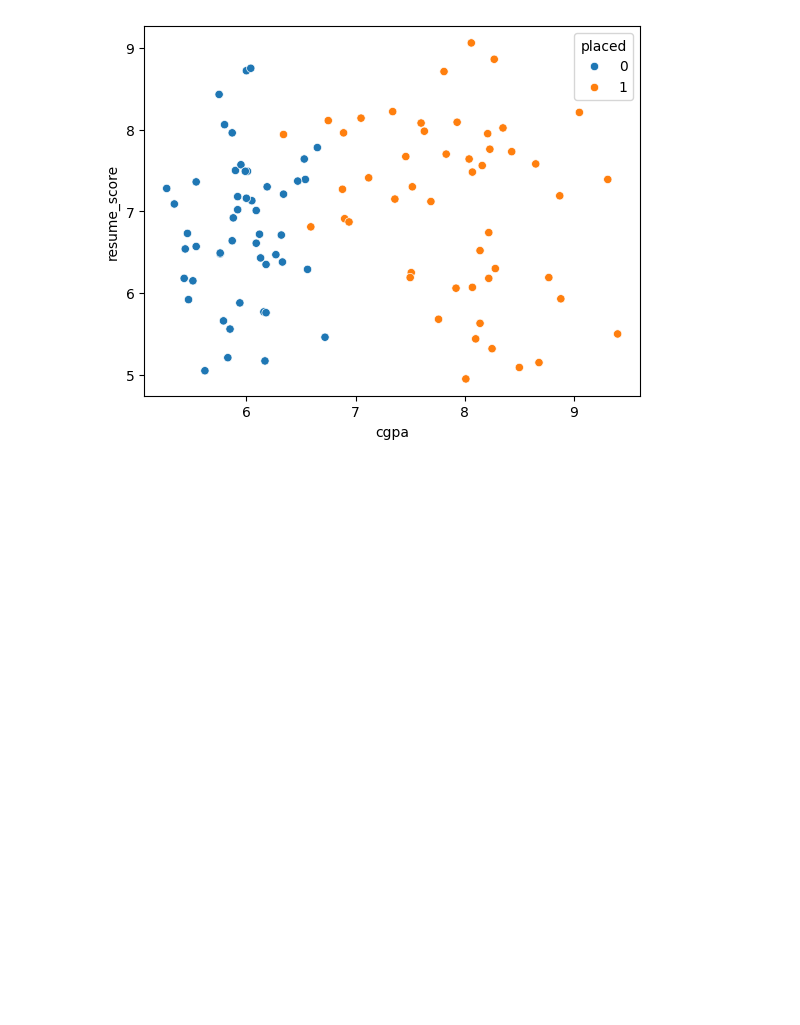
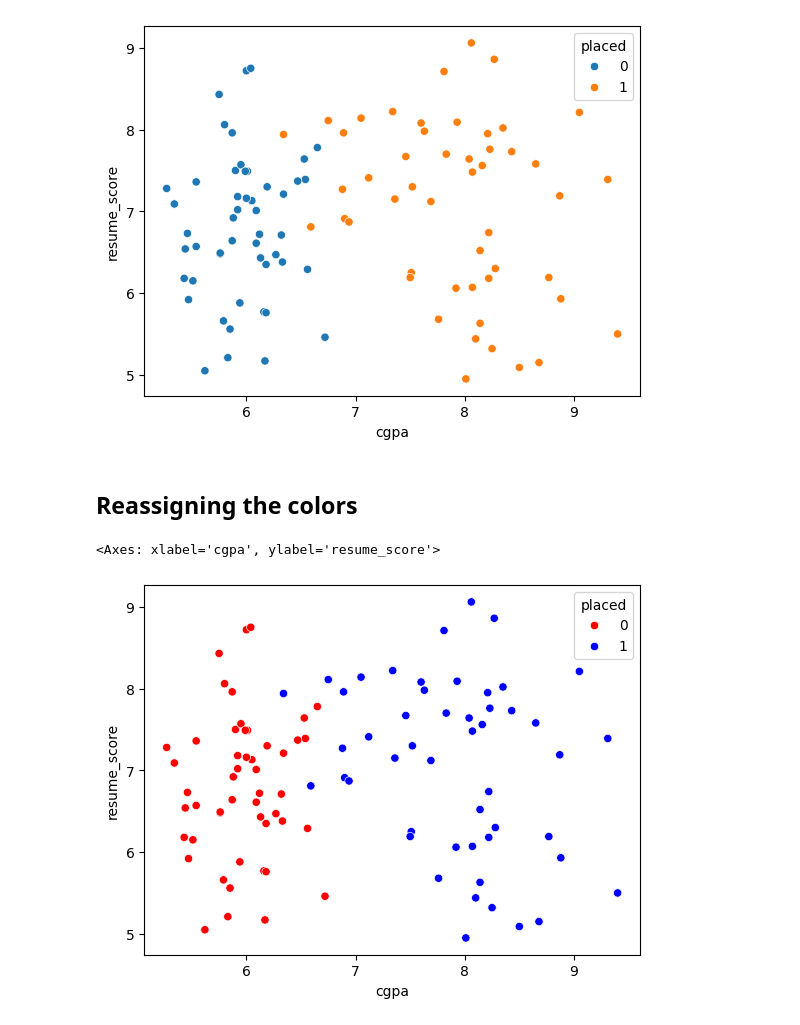
Before and after one commit to sourabhms66/deep_learning, a Jupyter notebook: perceptron.ipynb, the cells around one changed output. Cells and saved outputs as stored; diff of their text form; code cells hidden in the pictures; blank space fills up the shorter version.

```diff
--- a/perceptron.ipynb
+++ b/perceptron.ipynb
@@ -30,3 +30,14 @@ sns.scatterplot(x='cgpa', y='resume_score', hue='placed', data=df)
 # %% [output]
 <Axes: xlabel='cgpa', ylabel='resume_score'>
 [figure]
+# %% [markdown]
+## Reassigning the colors
+# %%
+palette = {
+    0: 'red',
+    1: 'blue'
+}
+sns.scatterplot(x='cgpa', y='resume_score', hue='placed', palette=palette, data=df)
+# %% [output]
+<Axes: xlabel='cgpa', ylabel='resume_score'>
+[figure, added]
```
